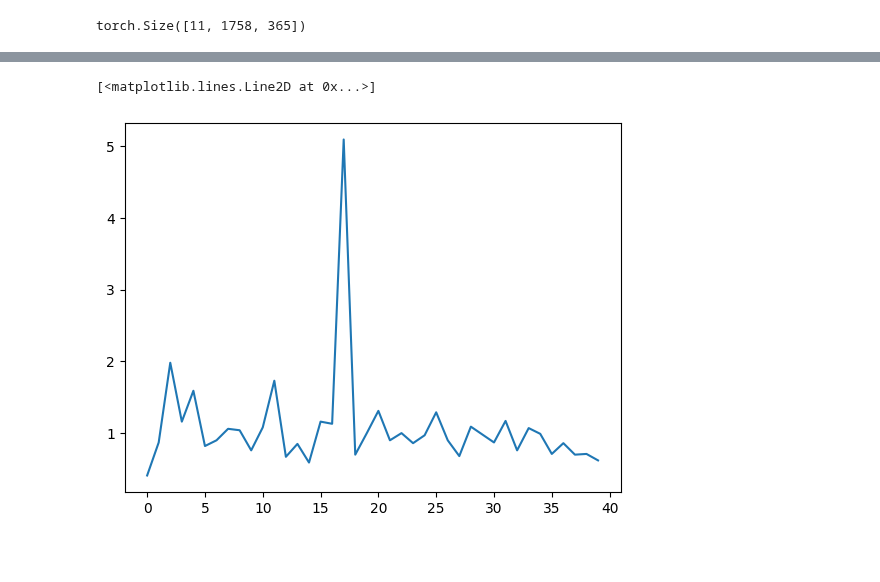
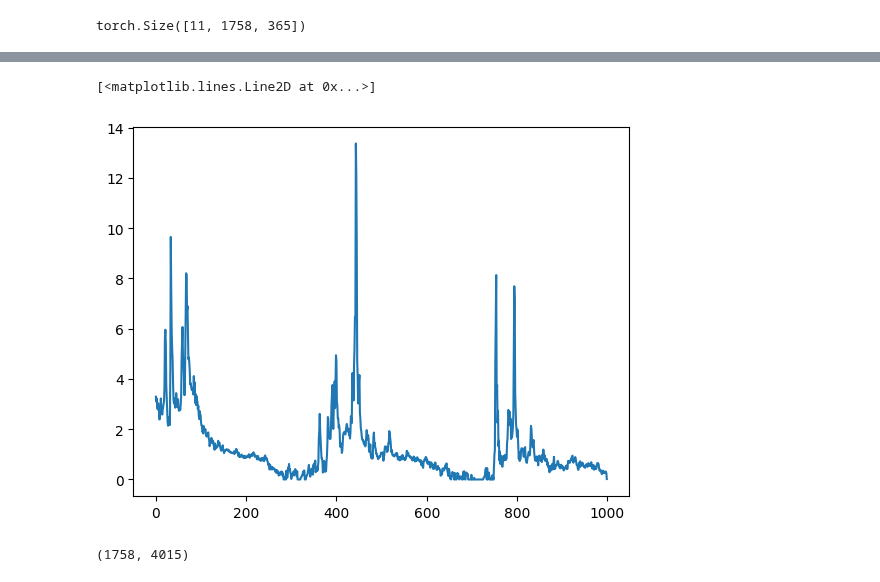
Before and after one commit to stsfk/deep_lumped, a Jupyter notebook: test_Caravan_model.ipynb, the cells around one changed output, grey strips where cells are left out. Cells and saved outputs as stored; diff of their text form; code cells hidden in the pictures; blank space fills up the shorter version.

```diff
--- a/test_Caravan_model.ipynb
+++ b/test_Caravan_model.ipynb
@@ -397,6 +395,6 @@ torch.save(decoder.cpu(), "decoder.pt")
 # %%
-embedding = torch.load("data/embedding.pt", map_location=torch.device('cpu'))
-decoder = torch.load("data/decoder.pt", map_location=torch.device('cpu'))
+embedding = torch.load("data/tcn_embedding.pt", map_location=torch.device('cpu'))
+decoder = torch.load("data/tcn_decoder.pt", map_location=torch.device('cpu'))
 embedding, decoder = embedding.to(DEVICE), decoder.to(DEVICE)
 # %%
 preds, y_true = val_model(embedding, decoder, dtest, return_summary = False)
@@ -513,5 +492,9 @@ plt.plot(dtest.y.numpy()[-1,:])
 # %%
-plt.plot(dtest.y.numpy()[10,0:40])
+plt.plot(preds2[10,0:1000])
 # %% [output]
 [<matplotlib.lines.Line2D at 0x...>]
-[figure, old version]
+[figure, new version]
+# %%
+preds2.shape
+# %% [output]
+(1758, 4015)
```
Also changed, not shown: parts of 14 cells of this notebook, 1 other file.
